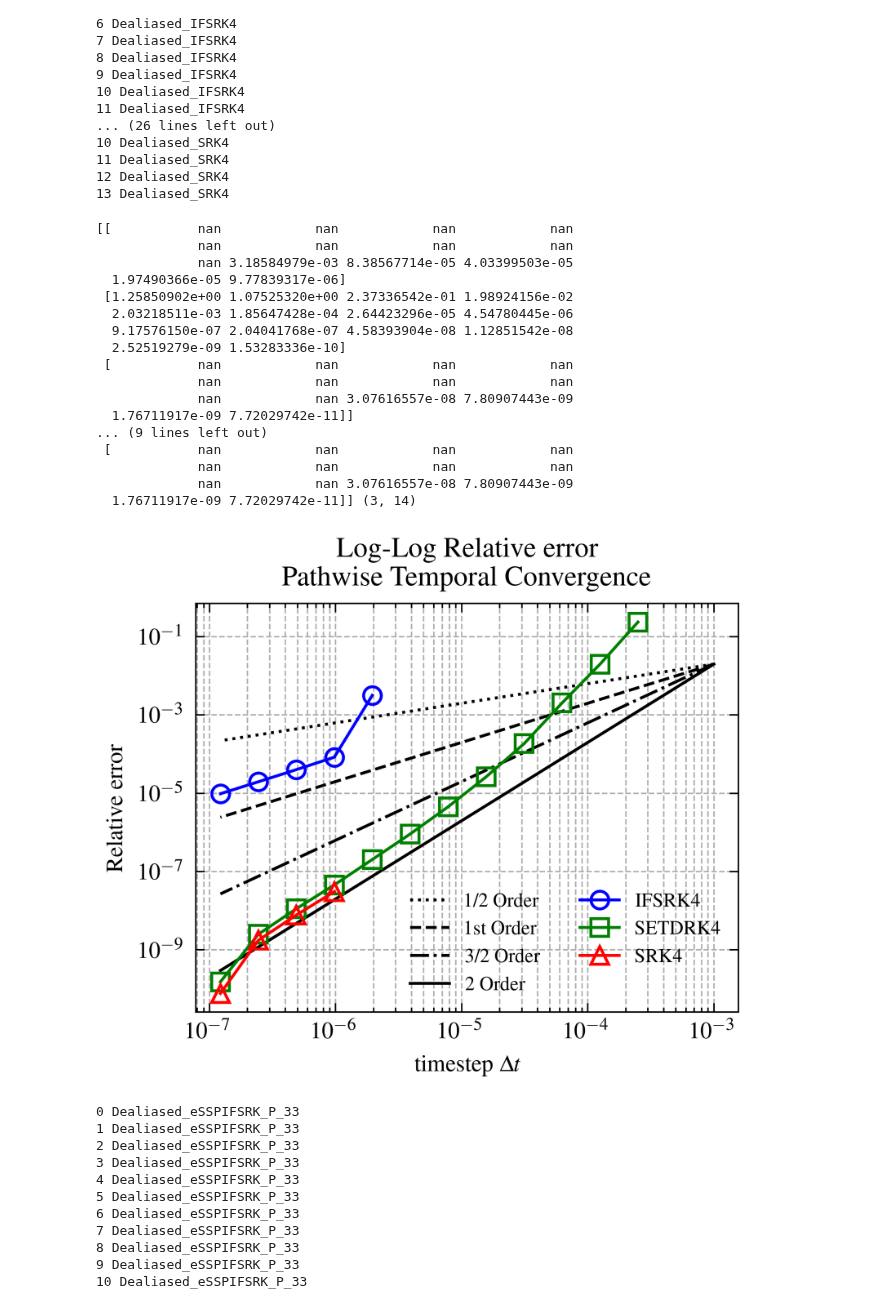
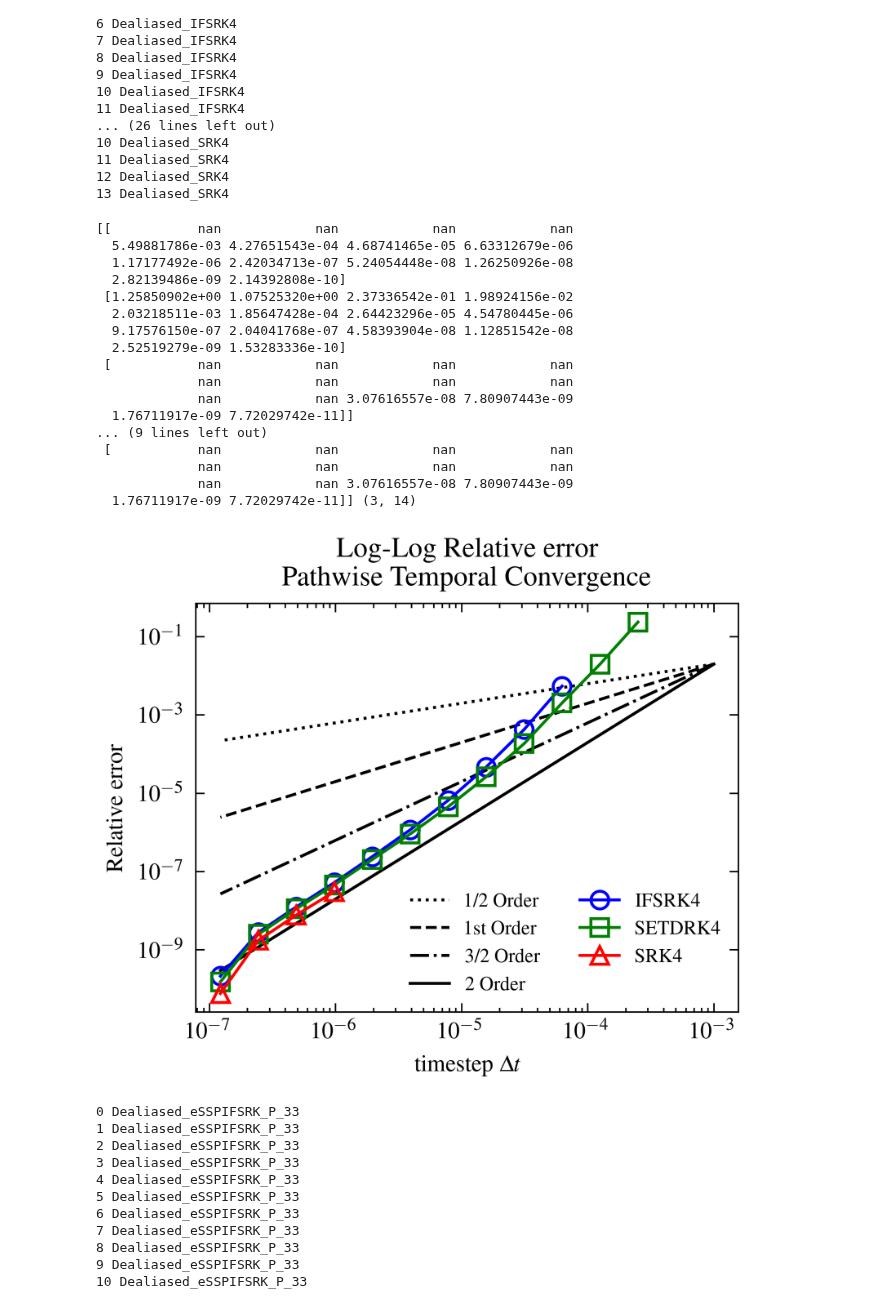
Before and after one commit to jameswoodfield/Particle_Filter, a Jupyter notebook: examples/Example_5_KdV_Temporal_Convergence_ALL_schemes.ipynb, the cells around one changed output. Drawn from its saved outputs; the diff is of its cells as text; code cells hidden in the pictures.

```diff
--- a/examples/Example_5_KdV_Temporal_Convergence_ALL_schemes.ipynb
+++ b/examples/Example_5_KdV_Temporal_Convergence_ALL_schemes.ipynb
@@ -234,39 +236,55 @@ color_list = ['b', 'g', 'r', 'c', 'm', 'y']
 for j, method in enumerate(methods):
     marker = marker_list[j % len(marker_list)]
     color = color_list[j % len(color_list)]
     plt.loglog(dt, values[j, :], marker=marker,color=color, linestyle='-', label=f'{method.replace("Dealiased_", "")}', markerfacecolor='none')
 
 # for j,method in enumerate(methods):
 #     plt.loglog(dt,values[j,:], marker='o', linestyle='-',label=f'{method}')
+# Highlight 4th order convergence for SETDRK4 near first non-nan values
+# setdrk_idx = methods.index('Dealiased_SETDRK4')
+# setdrk_values = values[setdrk_idx]
+# # Find the first non-nan index
+# first_valid = np.where(~np.isnan(setdrk_values))[0][0]
+# # Select a window of points (e.g., 4 points) for the fit
+# window = 2
+# idxs = np.arange(first_valid, min(first_valid + window, len(setdrk_values)))
+# x_fit = dt[idxs]
+# y_fit = setdrk_values[idxs]
+
+# # Fit a line in log-log space (slope should be close to 4 for 4th order)
+# coeffs = np.polyfit(np.log(x_fit), np.log(y_fit), 1)
+# print(f"Fitted coefficients for SETDRK4: {coeffs}")
+# y_fit_line = np.exp(np.polyval(coeffs, np.log(x_fit)))
+# plt.loglog(x_fit, y_fit_line, 'k--', linewidth=2, label=f'O({coeffs[0]:.3g}) Order Fit (SETDRK4)')
 
 plt.xlabel(r'timestep $\Delta t$')
 plt.ylabel('Relative error')
 plt.title('Log-Log Relative error \n Pathwise Temporal Convergence')
-plt.grid(True, which="both", ls="--")
+#plt.grid(True, which="both", ls="--")
 plt.legend()
 plt.legend(fontsize='small', loc='best', ncol=2)
-plt.grid(True, which="both", ls="--")
+#plt.grid(True, which="both", ls="--")
 plt.savefig('/Users/jmw/Documents/GitHub/Particle_Filter/Saving/EX5_Temporal_convergence_RK4_IFRK4_ETDRK4.png',bbox_inches='tight',dpi=300)
 plt.show()
 # %% [output]
 [[           nan            nan            nan            nan
-             nan            nan            nan            nan
-             nan 3.18584979e-03 8.38567714e-05 4.03399503e-05
-  1.97490366e-05 9.77839317e-06]
+  5.49881786e-03 4.27651543e-04 4.68741465e-05 6.63312679e-06
+  1.17177492e-06 2.42034713e-07 5.24054448e-08 1.26250926e-08
+  2.82139486e-09 2.14392808e-10]
  [1.25850902e+00 1.07525320e+00 2.37336542e-01 1.98924156e-02
   2.03218511e-03 1.85647428e-04 2.64423296e-05 4.54780445e-06
   9.17576150e-07 2.04041768e-07 4.58393904e-08 1.12851542e-08
   2.52519279e-09 1.53283336e-10]
  [           nan            nan            nan            nan
              nan            nan            nan            nan
              nan            nan 3.07616557e-08 7.80907443e-09
   1.76711917e-09 7.72029742e-11]]
 ... (9 lines left out)
  [           nan            nan            nan            nan
              nan            nan            nan            nan
              nan            nan 3.07616557e-08 7.80907443e-09
   1.76711917e-09 7.72029742e-11]] (3, 14)
-[figure, old version]
+[figure, new version]
 # %%
 methods = ['Dealiased_eSSPIFSRK_P_33','Dealiased_SETDRK33','Dealiased_SSP33']
 max_number = 14
```
Also changed, not shown: parts of 5 cells of this notebook, 22 other files.
